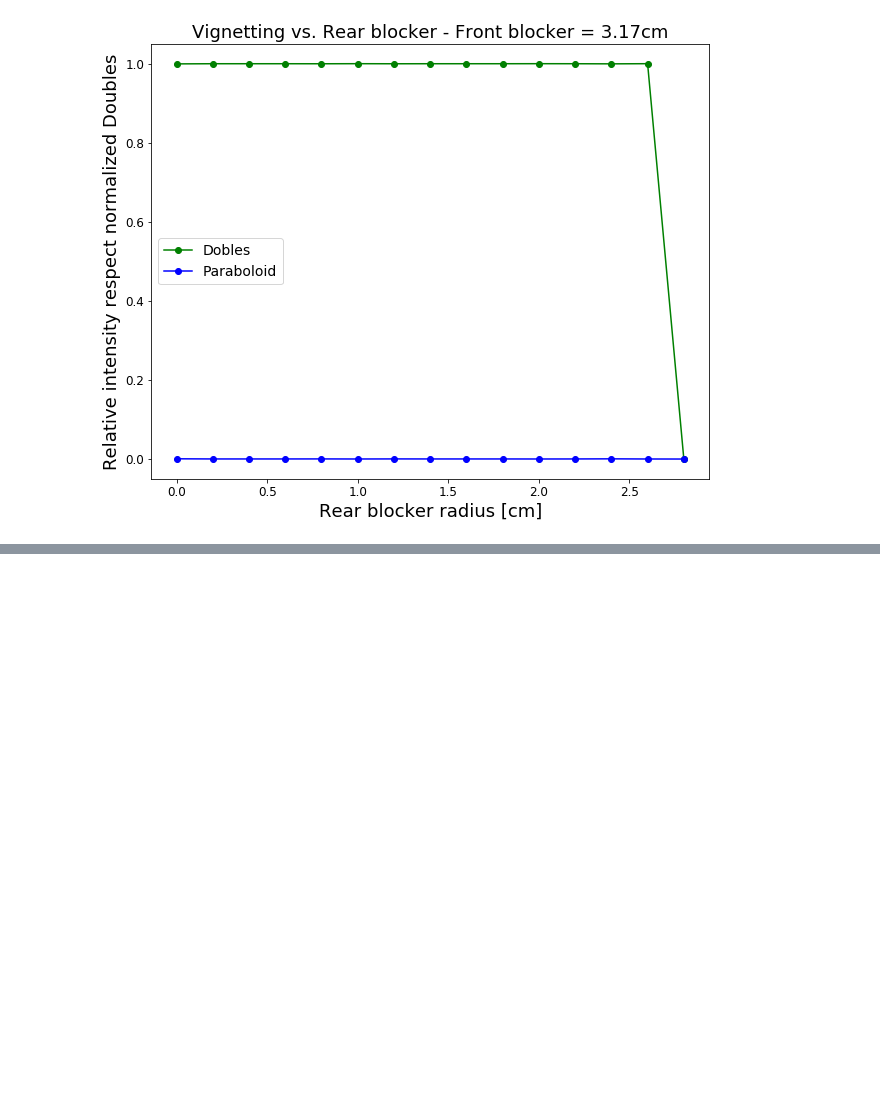
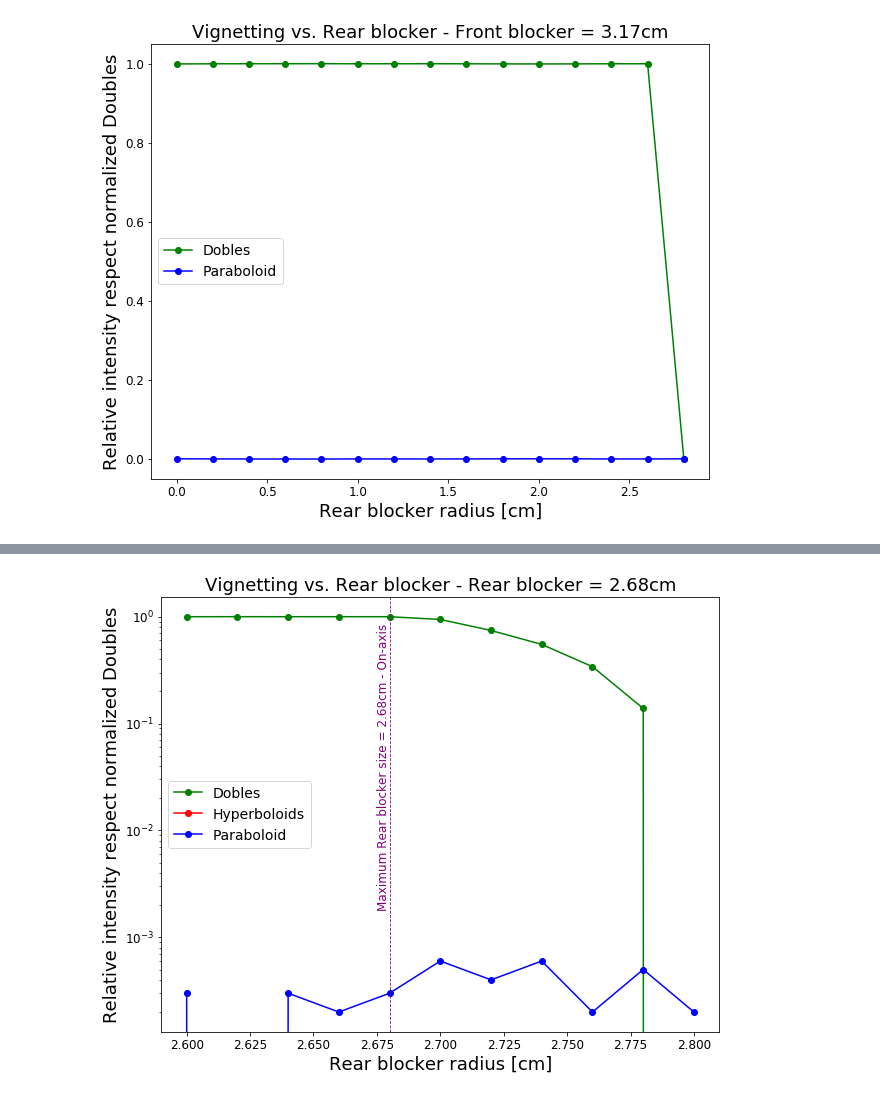
Before and after one commit to pymilo/Milo_RayTracing, a Jupyter notebook: Notebooks/Debugging_Rear_Blocker.ipynb, the cells around one changed output, grey strips where cells are left out. Cells and saved outputs as stored; diff of their text form; code cells hidden in the pictures; blank space fills up the shorter version.

```diff
--- a/Notebooks/Debugging_Rear_Blocker.ipynb
+++ b/Notebooks/Debugging_Rear_Blocker.ipynb
@@ -221,0 +245,25 @@ plt.show()
+# %%
+Rout = 3.29
+fbr = 3.17
+Doubles, Hyp, Par = [], [], []
+for i, rbr in enumerate(rbrs):
+    Doubles.append(len(All_Drays[i]) * (Rout**2 - fbr**2))
+    Hyp.append(len(All_Hrays[i]) * (Rout**2 - fbr**2))
+    Par.append(len(All_Prays[i]) * (Rout**2 - fbr**2))
+# %%
+# Plotting :
+fig = plt.figure(figsize=(10,8))
+plt.title('Vignetting vs. Rear blocker - Rear blocker = 2.68cm',fontsize=18)
+plt.semilogy(rbrs, Doubles/max(np.array(Doubles)),'go-',label='Dobles')
+plt.semilogy(rbrs, Hyp/max(np.array(Doubles)),'ro-',label='Hyperboloids')
+plt.semilogy(rbrs, Par/max(np.array(Doubles)),'bo-',label='Paraboloid')
+plt.xticks(fontsize=12)
+plt.yticks(fontsize=12)
+plt.ylabel('Relative intensity respect normalized Doubles',fontsize=18)
+plt.xlabel('Rear blocker radius [cm]',fontsize=18)
+plt.axvline(2.68,color='purple',linestyle='--',lw=0.8)
+plt.text(2.675,0.7,'Maximum Rear blocker size = 2.68cm - On-axis',rotation=90,fontsize=12,color='purple')
+plt.legend(fontsize=14)
+plt.show()
+# %% [output]
+[figure, added]
```
Also changed, not shown: parts of 14 cells of this notebook, 5 other files.
